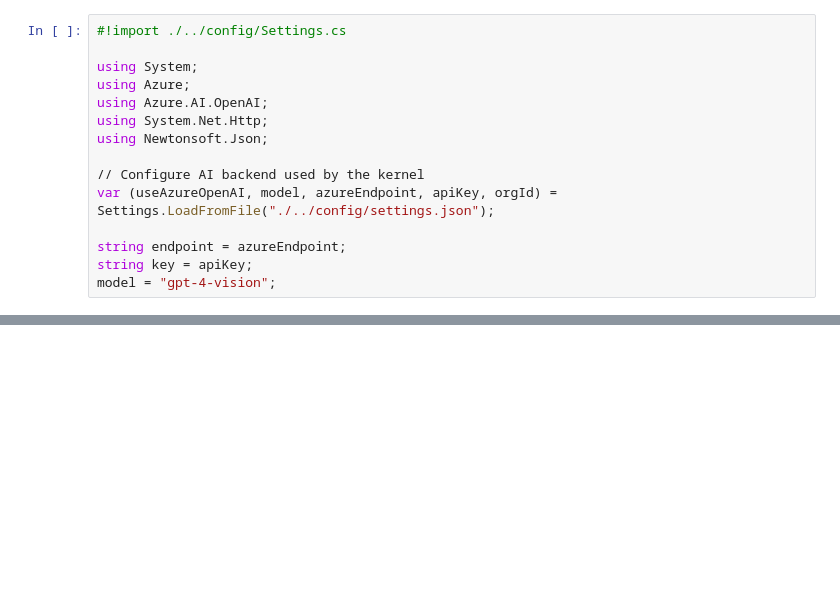
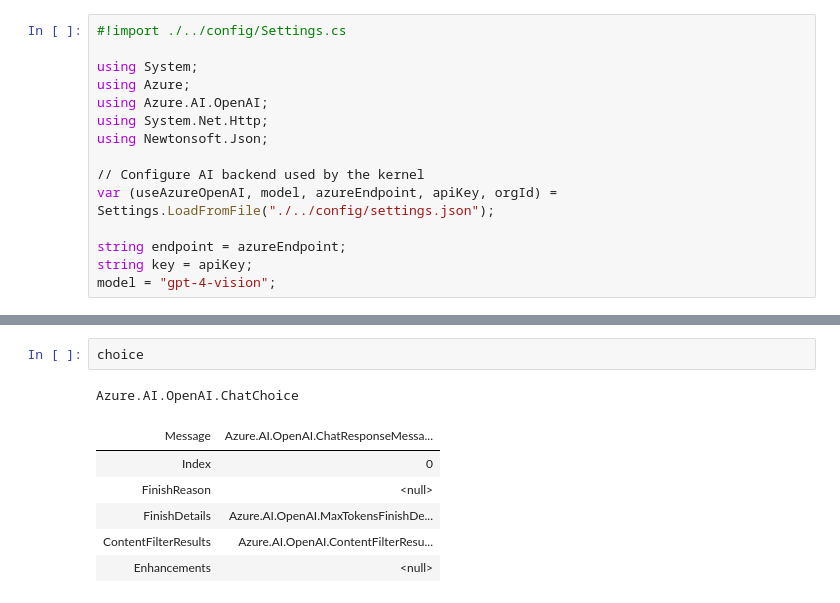
Before and after one commit to angandin/semantic-kernel, a Jupyter notebook: dotnet/notebooks/Basics/04-GPT4-Turbo-Vision.ipynb, the cells around one changed output, grey strips where cells are left out. Drawn from its saved outputs; the diff is of its cells as text; blank space fills up the shorter version.

```diff
--- a/dotnet/notebooks/Basics/04-GPT4-Turbo-Vision.ipynb
+++ b/dotnet/notebooks/Basics/04-GPT4-Turbo-Vision.ipynb
@@ -103,0 +127,10 @@ using (var httpClient = new HttpClient())
+# %%
+choice
+# %% [output]
+Azure.AI.OpenAI.ChatChoice
+| Message | Azure.AI.OpenAI.ChatResponseMessa... |
+| Index | 0 |
+| FinishReason | <null> |
+| FinishDetails | Azure.AI.OpenAI.MaxTokensFinishDe... |
+| ContentFilterResults | Azure.AI.OpenAI.ContentFilterResu... |
+| Enhancements | <null> |
```
Also changed, not shown: parts of 3 cells of this notebook, 7 other files.
